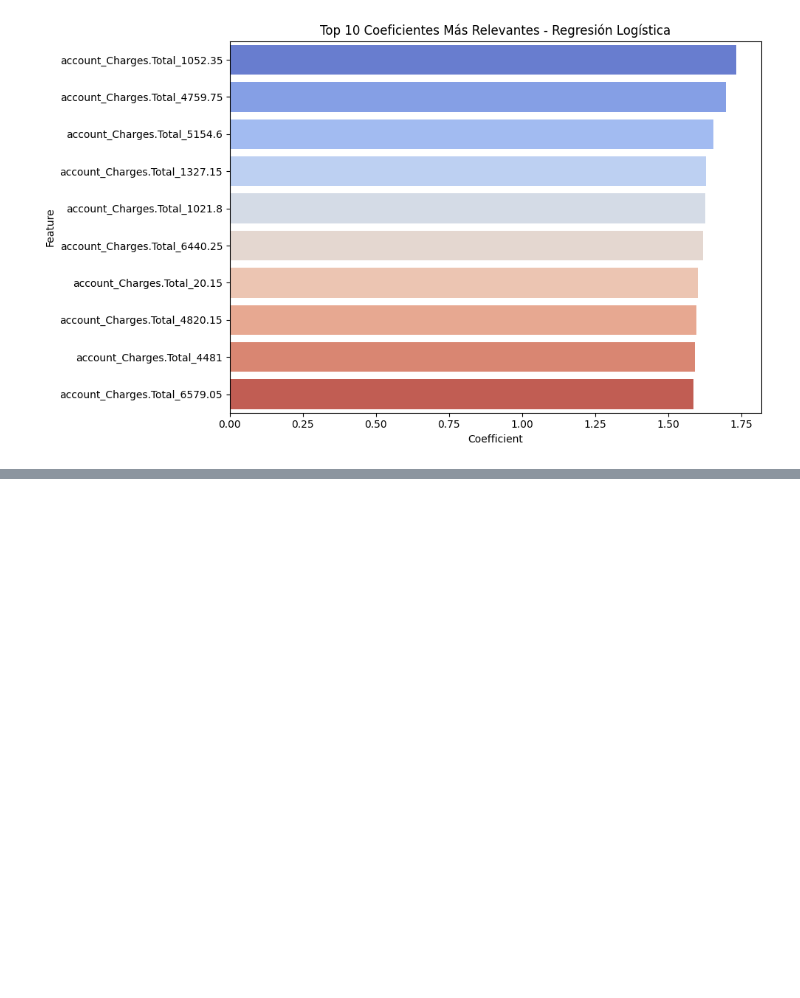
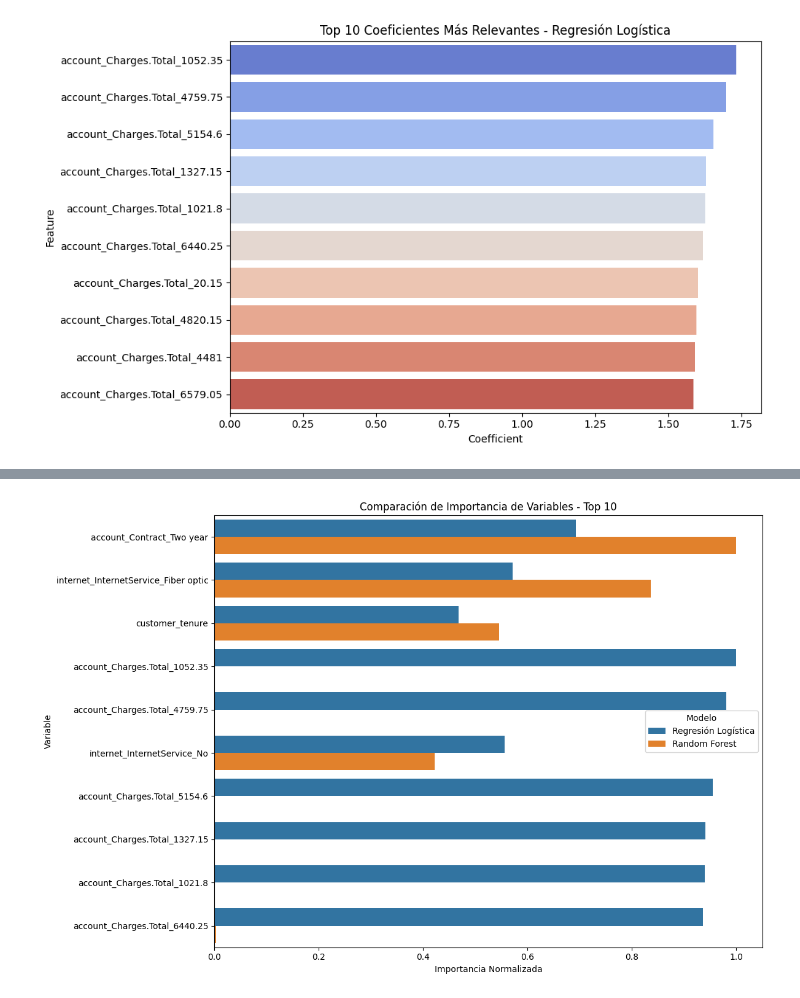
Before and after one commit to Sebas1020h/Challenge-TelecomX-pt-2, a Jupyter notebook: TelecomX_LATAM_pt2.ipynb, the cells around one changed output, grey strips where cells are left out. Drawn from its saved outputs; the diff is of its cells as text; code cells hidden in the pictures; blank space fills up the shorter version.

```diff
--- a/TelecomX_LATAM_pt2.ipynb
+++ b/TelecomX_LATAM_pt2.ipynb
@@ -516,0 +653,25 @@ Passing `palette` without assigning `hue` is deprecated and will be removed in v
+# %%
+plt.figure(figsize=(12, 8))
+
+# Preparar datos para el gráfico
+top_vars_melted = top_variables.melt(id_vars=['Variable'],
+                                    value_vars=['LR_Normalized', 'RF_Normalized'],
+                                    var_name='Modelo',
+                                    value_name='Importancia')
+
+# Mapear nombres más amigables
+top_vars_melted['Modelo'] = top_vars_melted['Modelo'].replace({
+    'LR_Normalized': 'Regresión Logística',
+    'RF_Normalized': 'Random Forest'
+})
+
+# Crear el gráfico
+sns.barplot(x='Importancia', y='Variable', hue='Modelo', data=top_vars_melted)
+plt.title('Comparación de Importancia de Variables - Top 10')
+plt.xlabel('Importancia Normalizada')
+plt.ylabel('Variable')
+plt.legend(title='Modelo')
+plt.tight_layout()
+plt.show()
+# %% [output]
+[figure, added]
```
Also changed, not shown: parts of 11 cells of this notebook.
